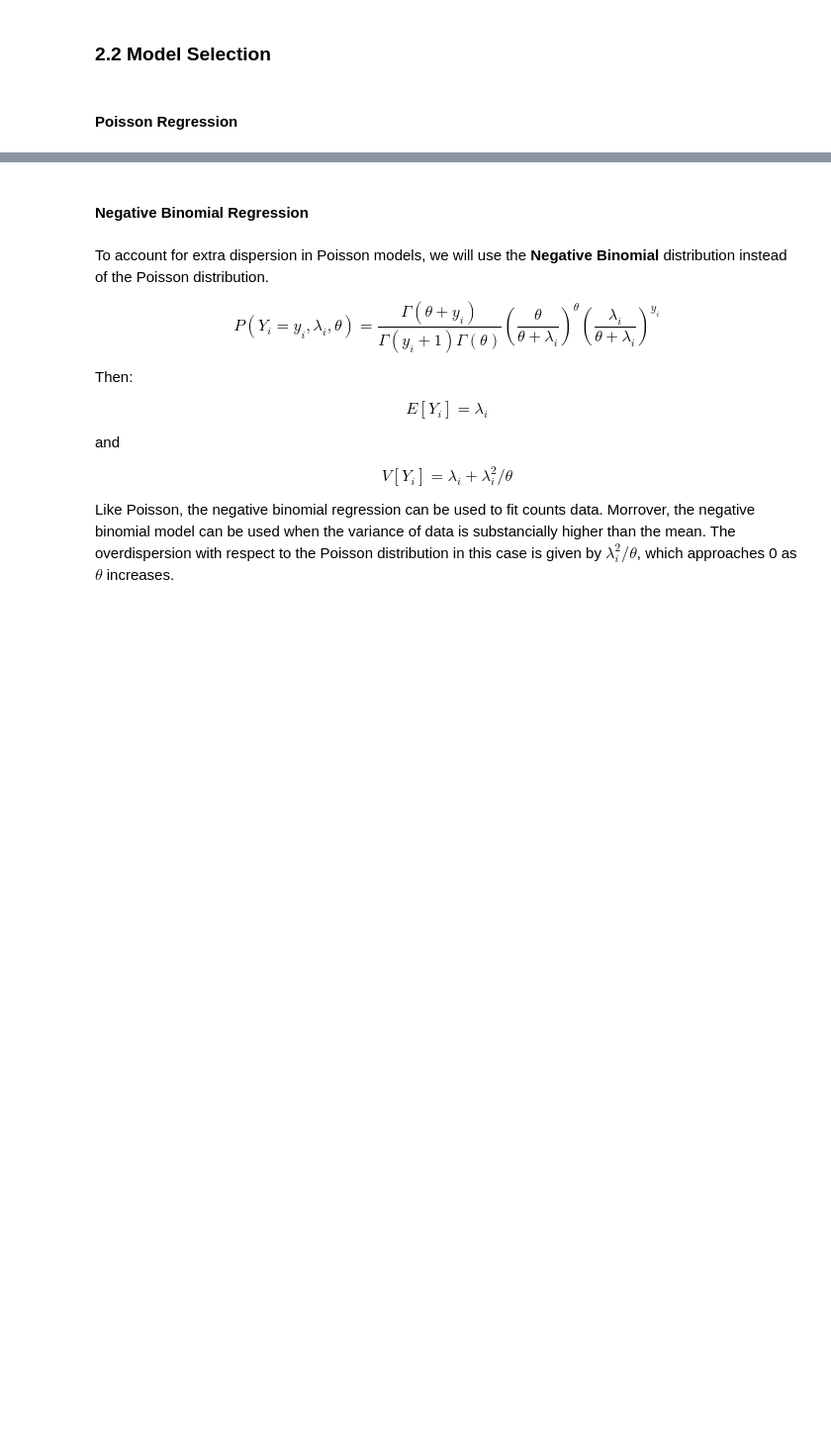
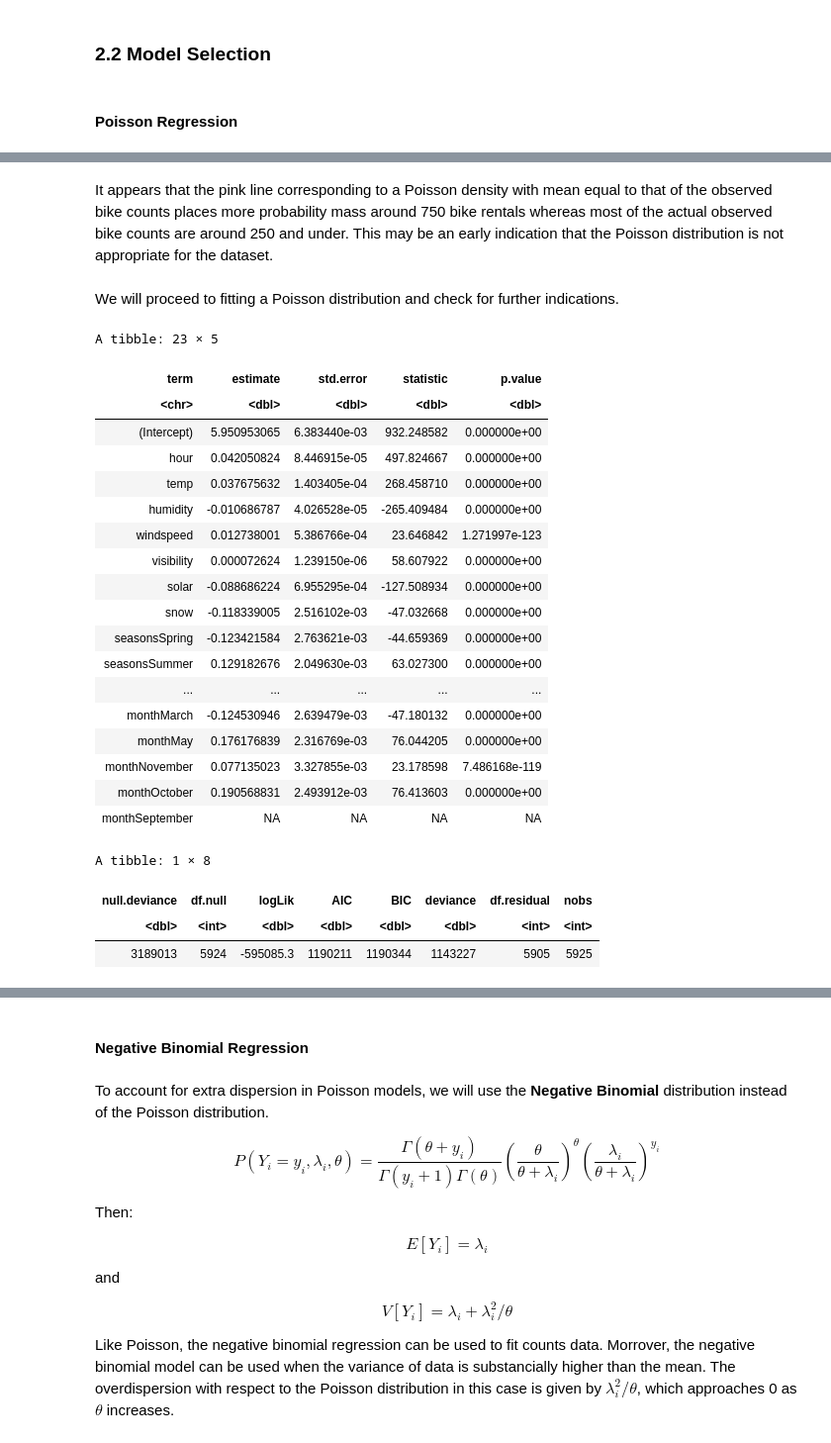
Before and after one commit to xiaohu1122/538A_project, a Jupyter notebook: 538A_Final_Project.ipynb, the cells around one changed output, grey strips where cells are left out. Shown at 99% size. Drawn from its saved outputs; the diff is of its cells as text; code cells hidden in the pictures; blank space fills up the shorter version.

```diff
--- a/538A_Final_Project.ipynb
+++ b/538A_Final_Project.ipynb
@@ -161,0 +182,34 @@ A data.frame: 6 × 12
+# %% [markdown]
+It appears that the pink line corresponding to a Poisson density with mean equal to that of the observed bike counts places more probability mass around 750 bike rentals whereas most of the actual observed bike counts are around 250 and under. This may be an early indication that the Poisson distribution is not appropriate for the dataset.
+# %% [markdown]
+We will proceed to fitting a Poisson distribution and check for further indications.
+# %%
+poisson_model <- glm(formula = count~hour + temp + humidity + windspeed + visibility + solar + snow + seasons + holiday+month,
+                     family = "poisson",
+                     data = bike_training)
+tidy(poisson_model)
+glance(poisson_model)
+# %% [output]
+A tibble: 23 × 5
+| term | estimate | std.error | statistic | p.value |
+| <chr> | <dbl> | <dbl> | <dbl> | <dbl> |
+| (Intercept) | 5.950953065 | 6.383440e-03 | 932.248582 | 0.000000e+00 |
+| hour | 0.042050824 | 8.446915e-05 | 497.824667 | 0.000000e+00 |
+| temp | 0.037675632 | 1.403405e-04 | 268.458710 | 0.000000e+00 |
+| humidity | -0.010686787 | 4.026528e-05 | -265.409484 | 0.000000e+00 |
+| windspeed | 0.012738001 | 5.386766e-04 | 23.646842 | 1.271997e-123 |
+| visibility | 0.000072624 | 1.239150e-06 | 58.607922 | 0.000000e+00 |
+| solar | -0.088686224 | 6.955295e-04 | -127.508934 | 0.000000e+00 |
+| snow | -0.118339005 | 2.516102e-03 | -47.032668 | 0.000000e+00 |
+| seasonsSpring | -0.123421584 | 2.763621e-03 | -44.659369 | 0.000000e+00 |
+| seasonsSummer | 0.129182676 | 2.049630e-03 | 63.027300 | 0.000000e+00 |
+| ... | ... | ... | ... | ... |
+| monthMarch | -0.124530946 | 2.639479e-03 | -47.180132 | 0.000000e+00 |
+| monthMay | 0.176176839 | 2.316769e-03 | 76.044205 | 0.000000e+00 |
+| monthNovember | 0.077135023 | 3.327855e-03 | 23.178598 | 7.486168e-119 |
+| monthOctober | 0.190568831 | 2.493912e-03 | 76.413603 | 0.000000e+00 |
+| monthSeptember | NA | NA | NA | NA |
+A tibble: 1 × 8
+| null.deviance | df.null | logLik | AIC | BIC | deviance | df.residual | nobs |
+| <dbl> | <int> | <dbl> | <dbl> | <dbl> | <dbl> | <int> | <int> |
+| 3189013 | 5924 | -595085.3 | 1190211 | 1190344 | 1143227 | 5905 | 5925 |
```
Also changed, not shown: parts of 8 cells of this notebook.
